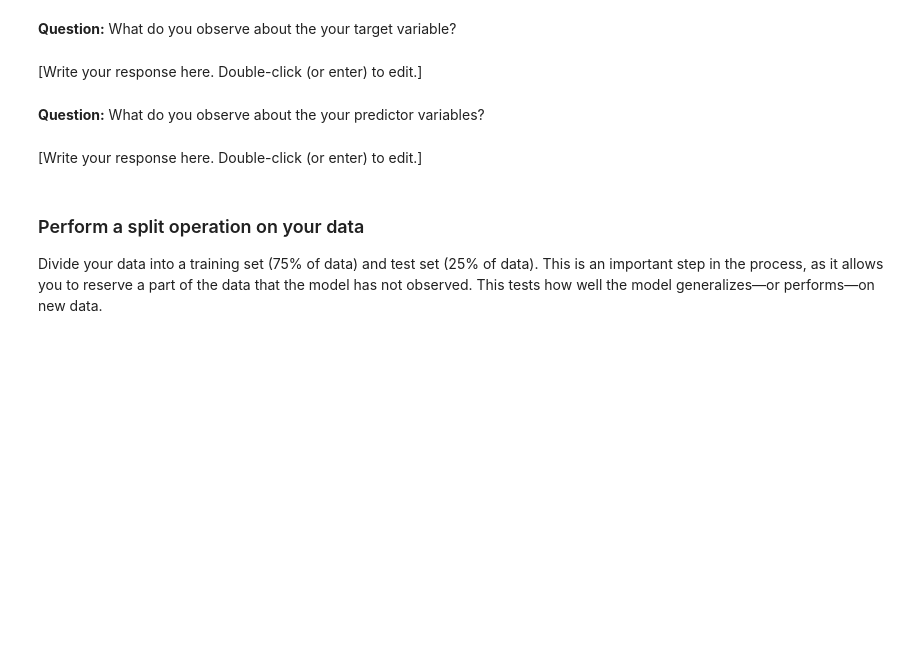
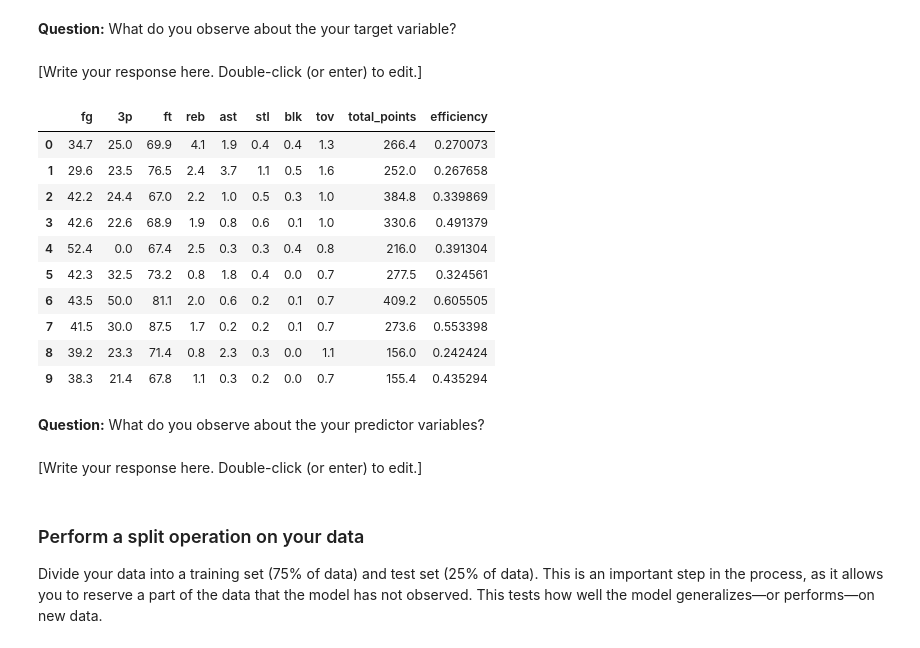
Before and after one commit to dianario/google_advanced_data_analytics, a Jupyter notebook: ml_naive_bayes_model/lab_build_naive_bayes_model.ipynb, the cells around one changed output. Cells and saved outputs as stored; diff of their text form; code cells hidden in the pictures; blank space fills up the shorter version.

```diff
--- a/ml_naive_bayes_model/lab_build_naive_bayes_model.ipynb
+++ b/ml_naive_bayes_model/lab_build_naive_bayes_model.ipynb
@@ -79,8 +84,19 @@ Display the first 10 rows of your target and predictor variables. This will help
 [Write your response here. Double-click (or enter) to edit.]
 # %%
 # Display the first 10 rows of your predictor variables.
-
-### YOUR CODE HERE ###
+x.head(10)
+# %% [output]
+|  | fg | 3p | ft | reb | ast | stl | blk | tov | total_points | efficiency |
+| 0 | 34.7 | 25.0 | 69.9 | 4.1 | 1.9 | 0.4 | 0.4 | 1.3 | 266.4 | 0.270073 |
+| 1 | 29.6 | 23.5 | 76.5 | 2.4 | 3.7 | 1.1 | 0.5 | 1.6 | 252.0 | 0.267658 |
+| 2 | 42.2 | 24.4 | 67.0 | 2.2 | 1.0 | 0.5 | 0.3 | 1.0 | 384.8 | 0.339869 |
+| 3 | 42.6 | 22.6 | 68.9 | 1.9 | 0.8 | 0.6 | 0.1 | 1.0 | 330.6 | 0.491379 |
+| 4 | 52.4 | 0.0 | 67.4 | 2.5 | 0.3 | 0.3 | 0.4 | 0.8 | 216.0 | 0.391304 |
+| 5 | 42.3 | 32.5 | 73.2 | 0.8 | 1.8 | 0.4 | 0.0 | 0.7 | 277.5 | 0.324561 |
+| 6 | 43.5 | 50.0 | 81.1 | 2.0 | 0.6 | 0.2 | 0.1 | 0.7 | 409.2 | 0.605505 |
+| 7 | 41.5 | 30.0 | 87.5 | 1.7 | 0.2 | 0.2 | 0.1 | 0.7 | 273.6 | 0.553398 |
+| 8 | 39.2 | 23.3 | 71.4 | 0.8 | 2.3 | 0.3 | 0.0 | 1.1 | 156.0 | 0.242424 |
+| 9 | 38.3 | 21.4 | 67.8 | 1.1 | 0.3 | 0.2 | 0.0 | 0.7 | 155.4 | 0.435294 |
 # %% [markdown]
 **Question:** What do you observe about the your predictor variables?
 # %% [markdown]
```
Also changed, not shown: parts of 28 cells of this notebook.
